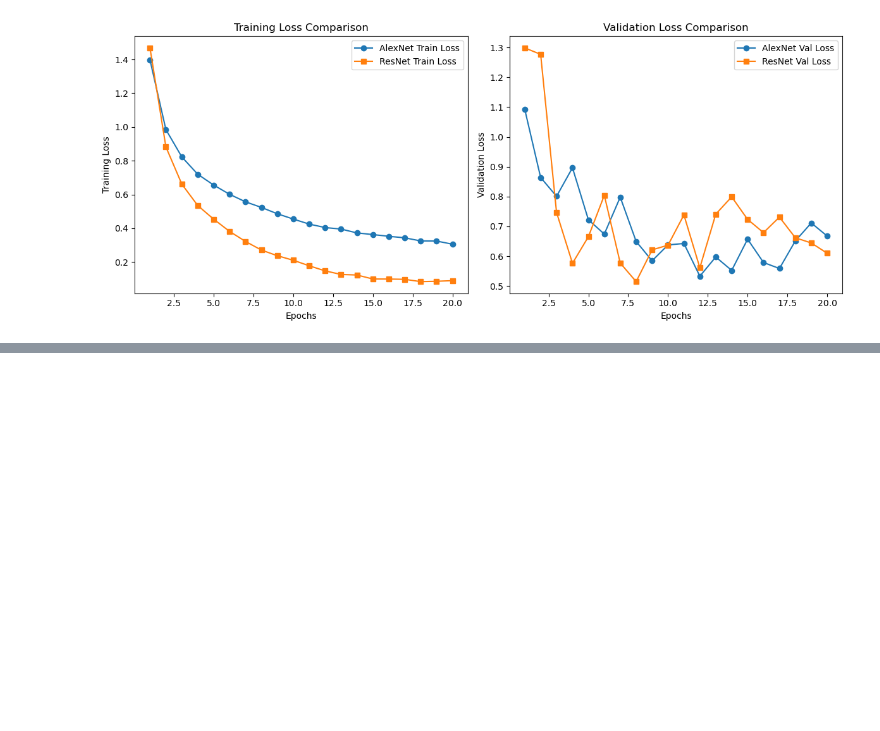
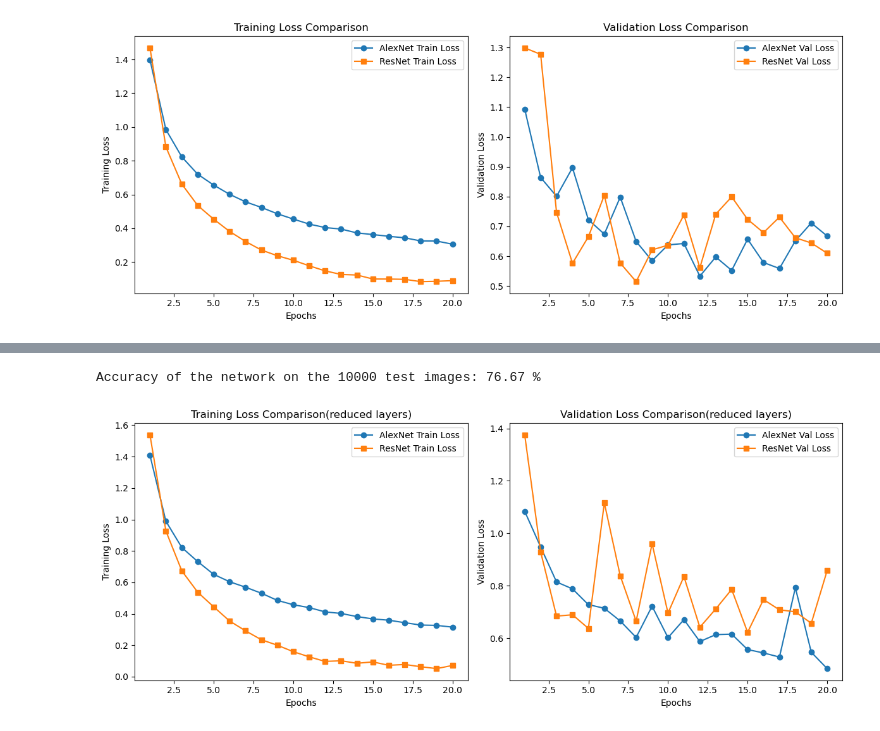
Before and after one commit to alecwslim/CNN-Comparison, a Jupyter notebook: model.ipynb, the cells around one changed output, grey strips where cells are left out. Cells and saved outputs as stored; diff of their text form; code cells hidden in the pictures; blank space fills up the shorter version.

```diff
--- a/model.ipynb
+++ b/model.ipynb
@@ -565,0 +695,16 @@ torch.save(resnet_baseline_model, 'base_model_resnet.pth')
+# %%
+#hyperparameters for ResNet reduced
+num_classes = 10
+num_epochs = 20
+batch_size = 64
+learning_rate = 0.01
+
+resnet_reduced = ResNet(ResidualBlock, [3, 4, 0, 3]).to(device)
+
+#Loss and optimizer
+criterion = nn.CrossEntropyLoss()
+optimizer = torch.optim.SGD(resnet_reduced.parameters(), lr=learning_rate, weight_decay = 0.001, momentum = 0.9)
+total_step = len(train_loader_resnet)
+# %%
+#train resnet reduced
+resnet_train_loss_reduced, resnet_val_loss_reduced = train_resnet(resnet_reduced, num_epochs, criterion, learning_rate, valid_loader_resnet, train_loader_resnet, optimizer, device)
@@ -565,0 +729,45 @@ torch.save(resnet_baseline_model, 'base_model_resnet.pth')
+# %%
+#testing
+test(resnet_reduced, test_loader_resnet)
+# %% [output]
+Accuracy of the network on the 10000 test images: 76.67 %
+# %%
+import matplotlib.pyplot as plt
+
+# Ensure tensors are moved to CPU and converted to lists if necessary
+alex_train_loss_reduced = [loss.item() if hasattr(loss, 'item') else loss for loss in alex_train_loss_reduced]
+alex_val_loss_reduced = [loss.item() if hasattr(loss, 'item') else loss for loss in alex_val_loss_reduced]
+resnet_train_loss_reduced = [loss.item() if hasattr(loss, 'item') else loss for loss in resnet_train_loss_reduced]
+resnet_val_loss_reduced = [loss.item() if hasattr(loss, 'item') else loss for loss in resnet_val_loss_reduced]
+
+# Generate training and validation loss comparison plots
+plt.figure(figsize=(12, 5))
+
+# Training Loss Plot
+plt.subplot(1, 2, 1)
+plt.plot(range(1, len(alex_train_loss_reduced) + 1), alex_train_loss_reduced, label='AlexNet Train Loss', marker='o')
+plt.plot(range(1, len(resnet_train_loss_reduced) + 1), resnet_train_loss_reduced, label='ResNet Train Loss', marker='s')
+plt.xlabel('Epochs')
+plt.ylabel('Training Loss')
+plt.title('Training Loss Comparison(reduced layers)')
+plt.legend()
+
+# Validation Loss Plot
+plt.subplot(1, 2, 2)
+plt.plot(range(1, len(alex_val_loss_reduced) + 1), alex_val_loss_reduced, label='AlexNet Val Loss', marker='o')
+plt.plot(range(1, len(resnet_val_loss_reduced) + 1), resnet_val_loss_reduced, label='ResNet Val Loss', marker='s')
+plt.xlabel('Epochs')
+plt.ylabel('Validation Loss')
+plt.title('Validation Loss Comparison(reduced layers)')
+plt.legend()
+
+# Display the plots
+plt.tight_layout()
+
+# Save the plot
+plt.savefig("training_vs_validation_loss_reduced.png", dpi=300)  # Saves as PNG with high resolution
+
+# Show the plot
+plt.show()
+# %% [output]
+[figure, added]
```
Also changed, not shown: parts of 7 cells of this notebook, 1 other file.
